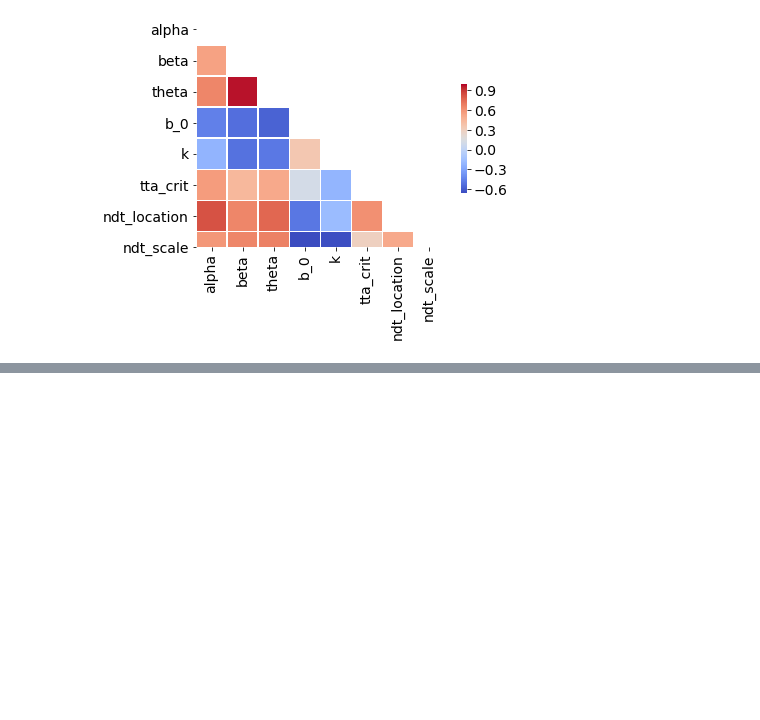
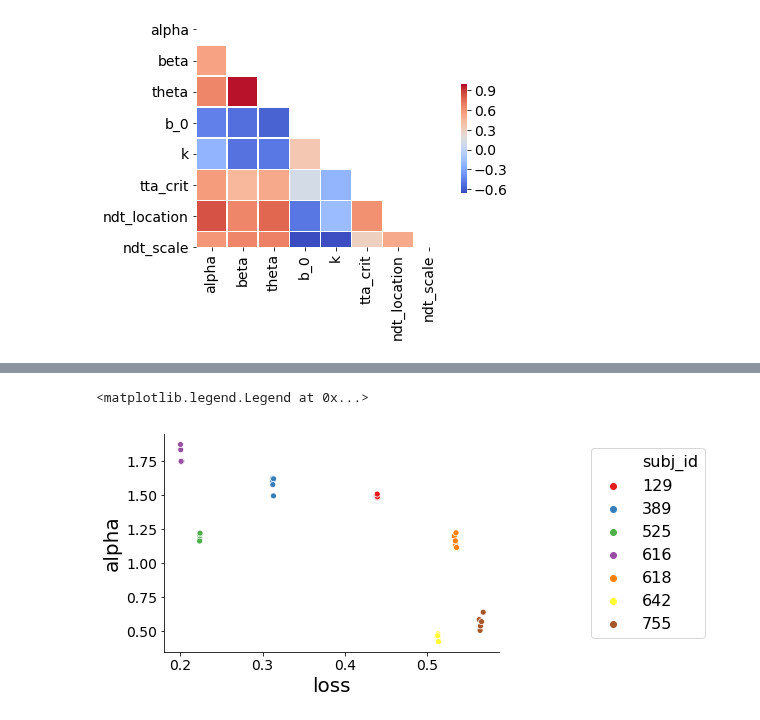
Before and after one commit to cherepaha/evidence_accumulation_in_gap_acceptance, a Jupyter notebook: data_and_model_analysis/cross_validation_parameters.ipynb, the cells around one changed output, grey strips where cells are left out. Drawn from its saved outputs; the diff is of its cells as text; code cells hidden in the pictures; blank space fills up the shorter version.

```diff
--- a/data_and_model_analysis/cross_validation_parameters.ipynb
+++ b/data_and_model_analysis/cross_validation_parameters.ipynb
@@ -148,0 +169,7 @@ sns.heatmap(corr, mask=mask, square=True, linewidths=.5, cmap='coolwarm', cbar_k
+# %%
+ax = sns.scatterplot(data=parameters, x='loss', y='alpha',
+                hue='subj_id', palette=sns.color_palette('Set1', parameters.subj_id.nunique()))
+ax.legend(loc='center left', bbox_to_anchor=(1.25, 0.5), ncol=1)
+# %% [output]
+<matplotlib.legend.Legend at 0x...>
+[figure, added]
```
Also changed, not shown: parts of 4 cells of this notebook, 2 other files.
